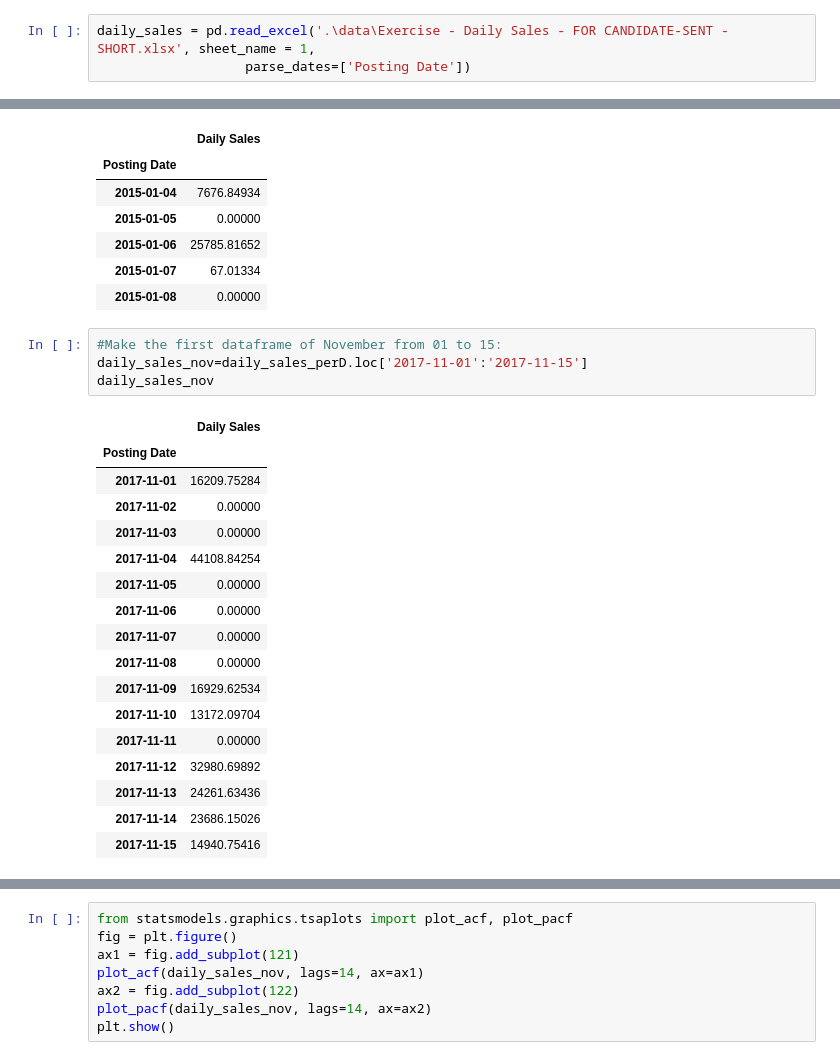
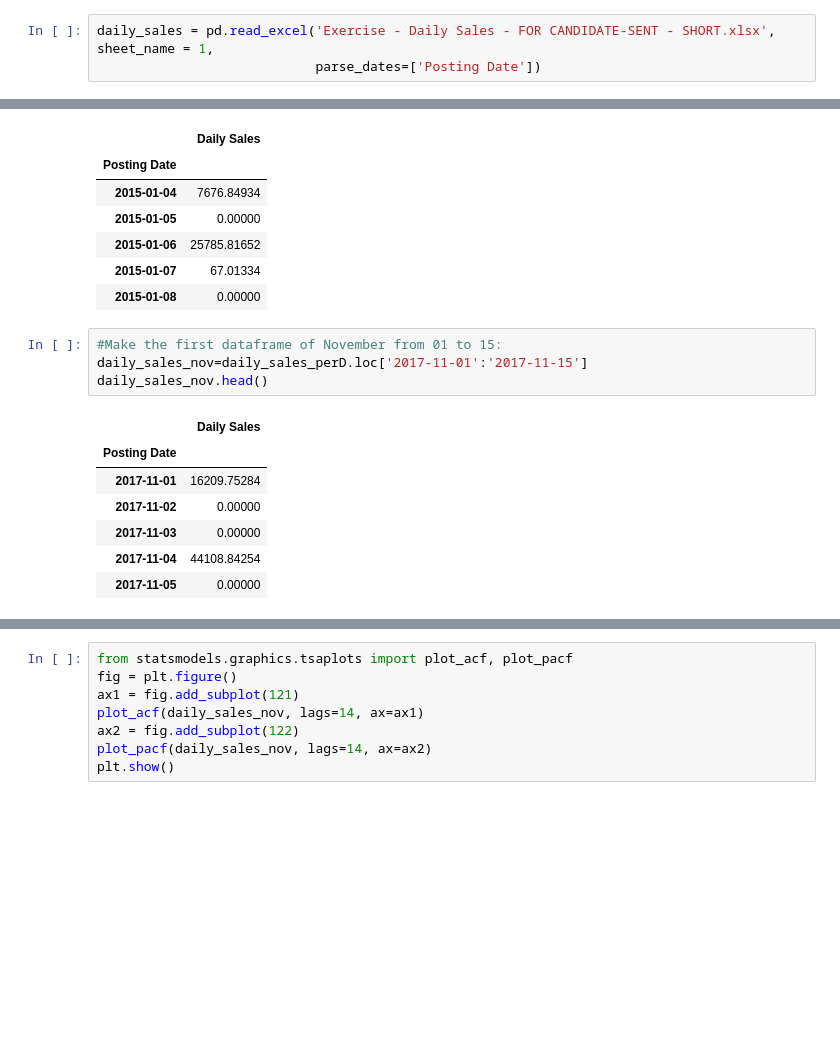
Before and after one commit to jesusllorens79/5154, a Jupyter notebook: forecasting.ipynb, the cells around one changed output, grey strips where cells are left out. Saved outputs shown, nothing was run; the diff lists cells and outputs as text; blank space fills up the shorter version.

```diff
--- a/forecasting.ipynb
+++ b/forecasting.ipynb
@@ -16,7 +18,7 @@ matplotlib.rcParams['ytick.labelsize'] = 12
 matplotlib.rcParams['text.color'] = 'k'
 # %%
-daily_sales = pd.read_excel('.\data\Exercise - Daily Sales - FOR CANDIDATE-SENT - SHORT.xlsx', sheet_name = 1,
-                   parse_dates=['Posting Date'])
+daily_sales = pd.read_excel('Exercise - Daily Sales - FOR CANDIDATE-SENT - SHORT.xlsx', sheet_name = 1,
+                            parse_dates=['Posting Date'])
 # %% [markdown]
 Necesita generar una primera previsión para las ventas de todo el mes de noviembre de 2017 el 15 de noviembre (el 15 de noviembre es un día laborable). Para esta previsión a partir del 15 de noviembre, no puede utilizar el valor de las ventas diarias del 16 de noviembre o posteriores, ya que obviamente no habrían estado disponibles a partir del 15 de noviembre (
 # %%
@@ -80,22 +63,12 @@ daily_sales_perD.head()
 # %%
 #Make the first dataframe of November from 01 to 15:
 daily_sales_nov=daily_sales_perD.loc['2017-11-01':'2017-11-15']
-daily_sales_nov
+daily_sales_nov.head()
 # %% [output]
 |  | Daily Sales |
 | Posting Date |  |
 | 2017-11-01 | 16209.75284 |
 | 2017-11-02 | 0.00000 |
 | 2017-11-03 | 0.00000 |
 | 2017-11-04 | 44108.84254 |
 | 2017-11-05 | 0.00000 |
-| 2017-11-06 | 0.00000 |
-| 2017-11-07 | 0.00000 |
-| 2017-11-08 | 0.00000 |
-| 2017-11-09 | 16929.62534 |
-| 2017-11-10 | 13172.09704 |
-| 2017-11-11 | 0.00000 |
-| 2017-11-12 | 32980.69892 |
-| 2017-11-13 | 24261.63436 |
-| 2017-11-14 | 23686.15026 |
-| 2017-11-15 | 14940.75416 |
```
Also changed, not shown: parts of 29 cells of this notebook.
